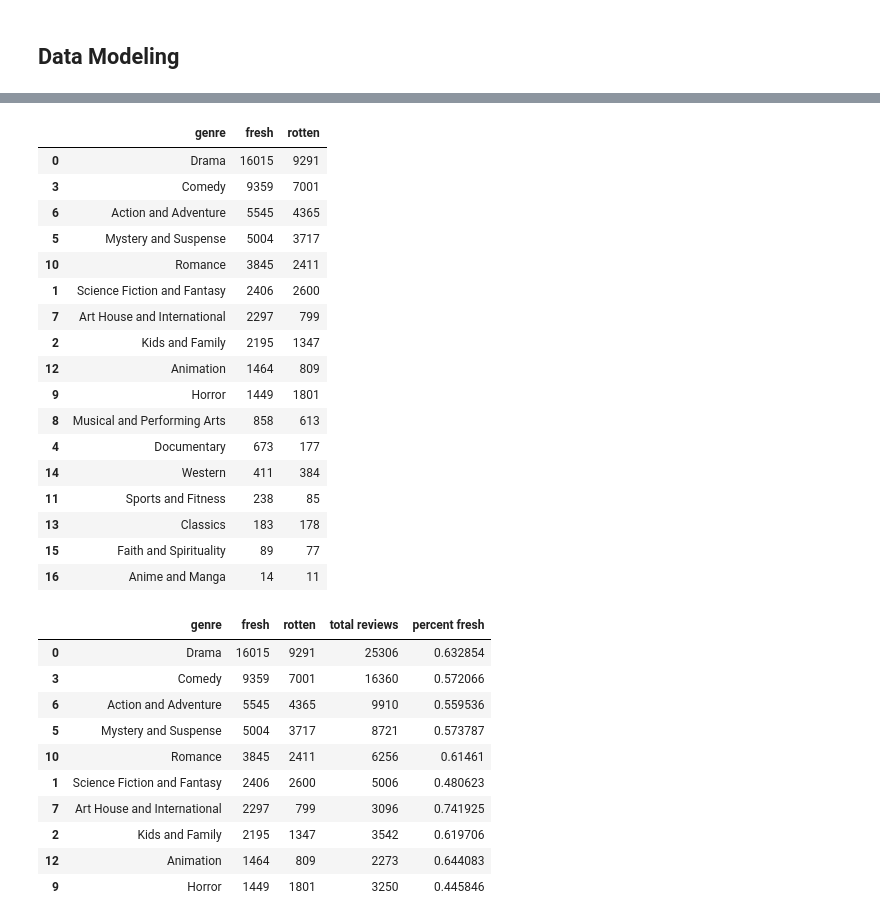
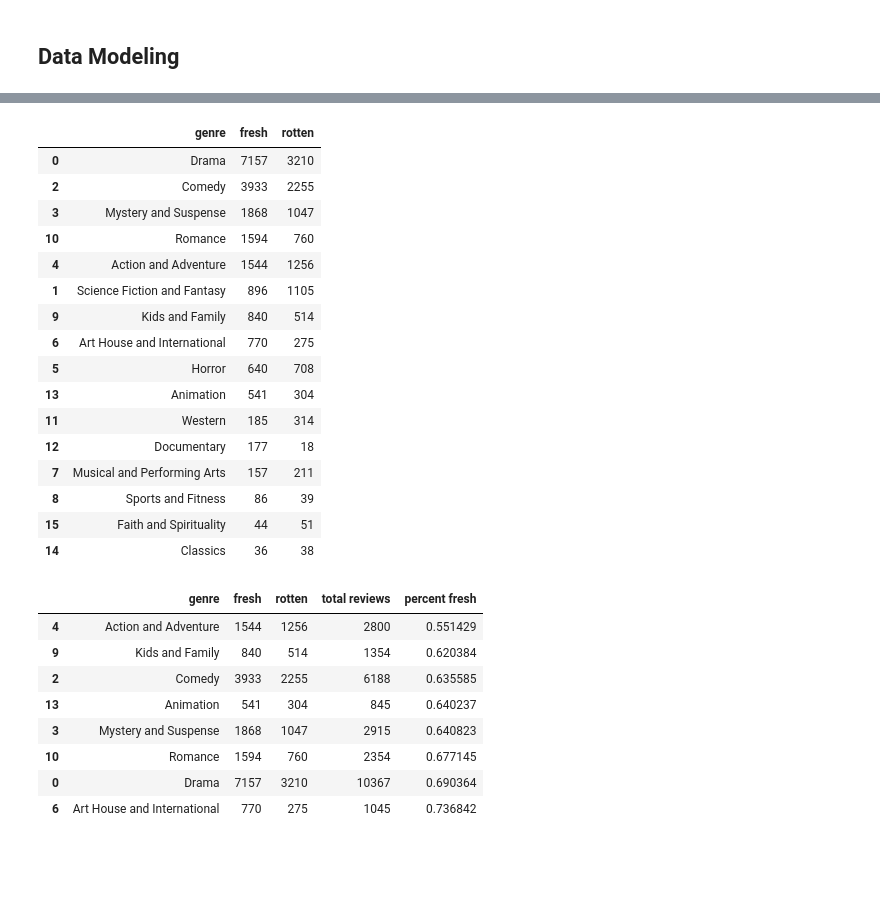
Before and after one commit to epradojr/Microsoft-Movie-Studio-Business-Proposition, a Jupyter notebook: dsc-phase1-project.ipynb, the cells around one changed output, grey strips where cells are left out. Drawn from its saved outputs; the diff is of its cells as text; code cells hidden in the pictures; blank space fills up the shorter version.

```diff
--- a/dsc-phase1-project.ipynb
+++ b/dsc-phase1-project.ipynb
@@ -169,8 +170,7 @@ False    1560
 dtype: int64
 1560
 # %%
-dropem = ['synopsis', 'director', 'writer', 'dvd_date', 'currency',
-            'box_office', 'studio', 'runtime']
+dropem = ['synopsis', 'director', 'writer', 'dvd_date', 'currency', 'studio']
 rt_movie_copy = rt_movie_copy.drop(dropem, 1)
 
 rt_movie_copy
@@ -256,7 +260,7 @@ rt_movie_copy = rt_movie_copy.reset_index(drop=True)
 # the data from 2000 to current. Also change it to datetime type.
 rt_movie_copy['theater_date'] = pd.to_datetime(rt_movie_copy['theater_date'])
 
-dropem = rt_movie_copy[rt_movie_copy['theater_date'] < '2000']
+dropem = rt_movie_copy[rt_movie_copy['theater_date'] < '2010']
 dropem = list(dropem.index)
 rt_movie_copy = rt_movie_copy.drop(dropem)
 
@@ -879,0 +892,15 @@ fresh_rotten_tally
+# %%
+wip_tally = rt_movie_clean['rating'].copy()
+movie_rating = ['R','NR','PG','PG-13', 'G']
+
+for i in range(len(wip_tally)):
+    for dict_genre in rating_tally:  # pulling first genre dict in rating_tally
+        for genre in rt_movie_clean['genre'][i]:
+            if genre == dict_genre['genre']:
+                for rating in movie_rating:
+                    if rt_movie_clean['rating'][i] == rating:
+                        dict_genre[rating] +=1
+                    else:
+                        pass
+            else:
+                continue
@@ -911,40 +977,38 @@ fresh_rotten_df = fresh_rotten_df.sort_values('fresh',ascending=False)
 fresh_rotten_df
 # %% [output]
 |  | genre | fresh | rotten |
-| 0 | Drama | 16015 | 9291 |
-| 3 | Comedy | 9359 | 7001 |
-| 6 | Action and Adventure | 5545 | 4365 |
-| 5 | Mystery and Suspense | 5004 | 3717 |
-| 10 | Romance | 3845 | 2411 |
-| 1 | Science Fiction and Fantasy | 2406 | 2600 |
-| 7 | Art House and International | 2297 | 799 |
-| 2 | Kids and Family | 2195 | 1347 |
-| 12 | Animation | 1464 | 809 |
-| 9 | Horror | 1449 | 1801 |
-| 8 | Musical and Performing Arts | 858 | 613 |
-| 4 | Documentary | 673 | 177 |
-| 14 | Western | 411 | 384 |
-| 11 | Sports and Fitness | 238 | 85 |
-| 13 | Classics | 183 | 178 |
-| 15 | Faith and Spirituality | 89 | 77 |
-| 16 | Anime and Manga | 14 | 11 |
+| 0 | Drama | 7157 | 3210 |
+| 2 | Comedy | 3933 | 2255 |
+| 3 | Mystery and Suspense | 1868 | 1047 |
+| 10 | Romance | 1594 | 760 |
+| 4 | Action and Adventure | 1544 | 1256 |
+| 1 | Science Fiction and Fantasy | 896 | 1105 |
+| 9 | Kids and Family | 840 | 514 |
+| 6 | Art House and International | 770 | 275 |
+| 5 | Horror | 640 | 708 |
+| 13 | Animation | 541 | 304 |
+| 11 | Western | 185 | 314 |
+| 12 | Documentary | 177 | 18 |
+| 7 | Musical and Performing Arts | 157 | 211 |
+| 8 | Sports and Fitness | 86 | 39 |
+| 15 | Faith and Spirituality | 44 | 51 |
+| 14 | Classics | 36 | 38 |
 # %%
 fresh_rotten_df['total reviews'] = fresh_rotten_df['fresh'] + fresh_rotten_df['rotten']
 fresh_rotten_df['percent fresh'] = fresh_rotten_df['fresh'] / fresh_rotten_df['total reviews']
 
 
 
 top_ten_genres = fresh_rotten_df.head(10)
+top_ten_genres = top_ten_genres[top_ten_genres['percent fresh'] >= 0.5].sort_values(by='percent fresh')
 top_ten_genres
 # %% [output]
 |  | genre | fresh | rotten | total reviews | percent fresh |
-| 0 | Drama | 16015 | 9291 | 25306 | 0.632854 |
-| 3 | Comedy | 9359 | 7001 | 16360 | 0.572066 |
-| 6 | Action and Adventure | 5545 | 4365 | 9910 | 0.559536 |
-| 5 | Mystery and Suspense | 5004 | 3717 | 8721 | 0.573787 |
-| 10 | Romance | 3845 | 2411 | 6256 | 0.61461 |
-| 1 | Science Fiction and Fantasy | 2406 | 2600 | 5006 | 0.480623 |
-| 7 | Art House and International | 2297 | 799 | 3096 | 0.741925 |
-| 2 | Kids and Family | 2195 | 1347 | 3542 | 0.619706 |
-| 12 | Animation | 1464 | 809 | 2273 | 0.644083 |
-| 9 | Horror | 1449 | 1801 | 3250 | 0.445846 |
+| 4 | Action and Adventure | 1544 | 1256 | 2800 | 0.551429 |
+| 9 | Kids and Family | 840 | 514 | 1354 | 0.620384 |
+| 2 | Comedy | 3933 | 2255 | 6188 | 0.635585 |
+| 13 | Animation | 541 | 304 | 845 | 0.640237 |
+| 3 | Mystery and Suspense | 1868 | 1047 | 2915 | 0.640823 |
+| 10 | Romance | 1594 | 760 | 2354 | 0.677145 |
+| 0 | Drama | 7157 | 3210 | 10367 | 0.690364 |
+| 6 | Art House and International | 770 | 275 | 1045 | 0.736842 |
```
Also changed, not shown: parts of 32 cells of this notebook.
